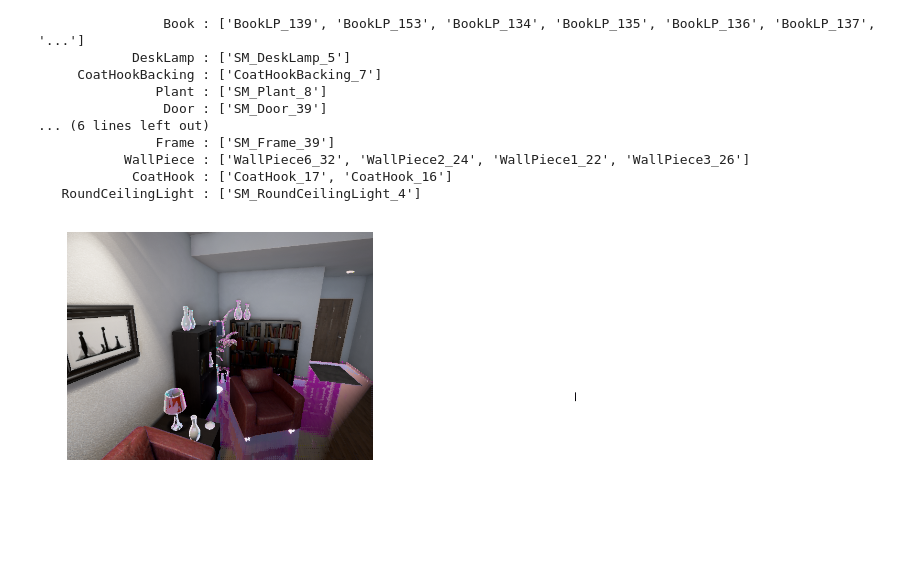
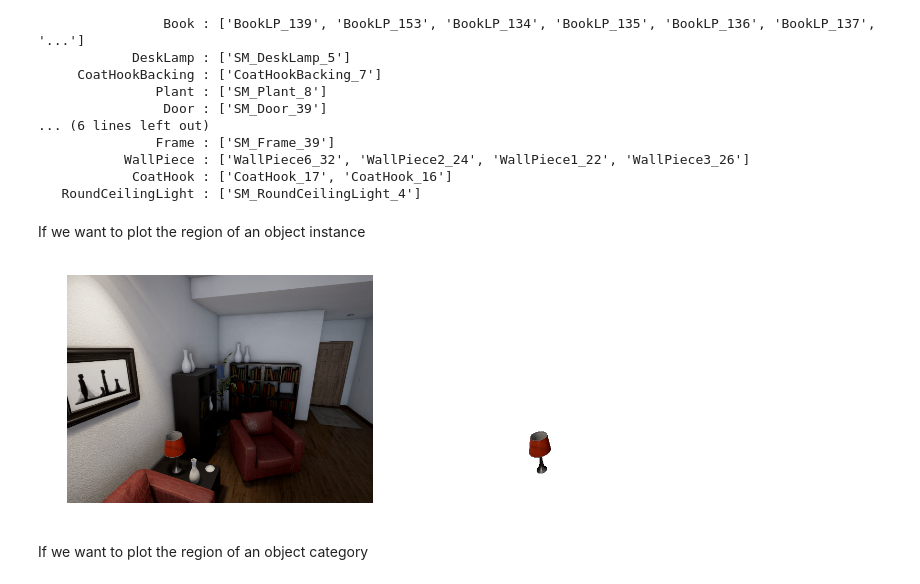
Before and after one commit to unrealcv/unrealcv, a Jupyter notebook: client/examples/generate-images.ipynb, the cells around one changed output. Saved outputs shown, nothing was run; the diff lists cells and outputs as text; code cells hidden in the pictures; blank space fills up the shorter version.

```diff
--- a/client/examples/generate-images.ipynb
+++ b/client/examples/generate-images.ipynb
@@ -262,10 +272,14 @@ All objects in this image
            WallPiece : ['WallPiece6_32', 'WallPiece2_24', 'WallPiece1_22', 'WallPiece3_26']
             CoatHook : ['CoatHook_17', 'CoatHook_16']
    RoundCeilingLight : ['SM_RoundCeilingLight_4']
+# %% [markdown]
+If we want to plot the region of an object instance
 # %%
-plot_image_with_mask(frame.lit, dic_instance_mask['BookLP_156'])
+plot_image_with_mask(frame.lit, dic_instance_mask['SM_DeskLamp_5'])
 # %% [output]
-[figure, old version]
+[figure, new version]
+# %% [markdown]
+If we want to plot the region of an object category
 # %%
 # %load -s get_category_mask ipynb_util.py
 def get_category_mask(category):
```
Also changed, not shown: parts of 11 cells of this notebook, 1 other file.
